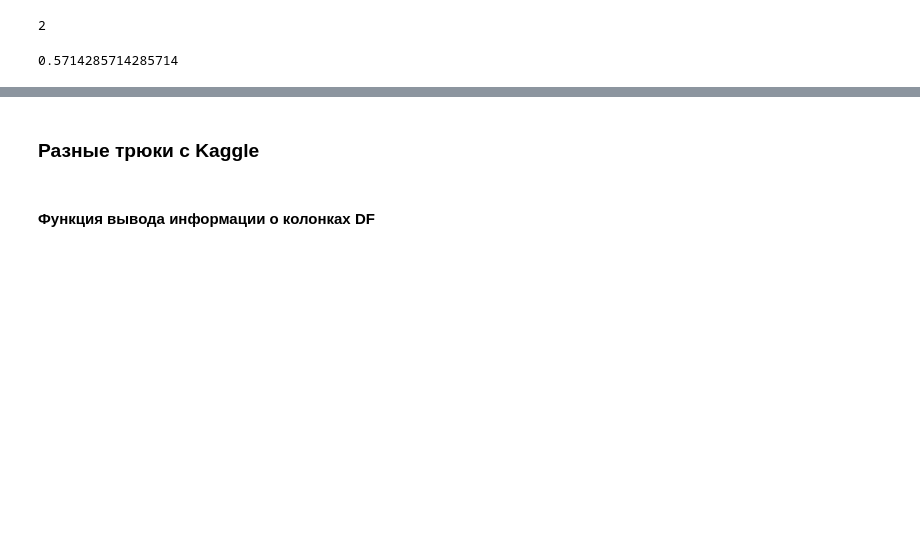
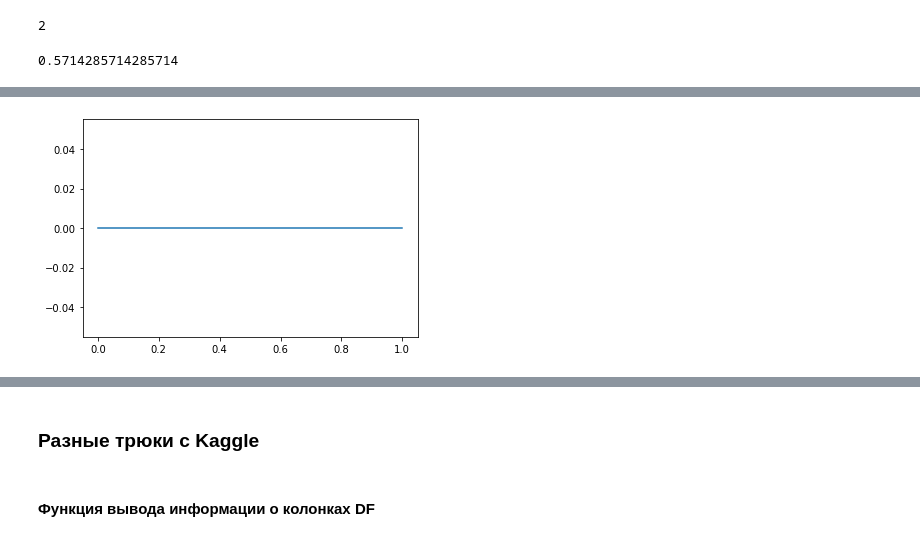
Before and after one commit to nikitosl/ML, a Jupyter notebook: ML Vacabulary.ipynb, the cells around one changed output, grey strips where cells are left out. Cells and saved outputs as stored; diff of their text form; code cells hidden in the pictures; blank space fills up the shorter version.

```diff
--- a/ML Vacabulary.ipynb
+++ b/ML Vacabulary.ipynb
@@ -833,0 +861,8 @@ accuracy_score(y_true, y_pred, sample_weight=[1, 0.5, 1, 1])
+# %%
+get_func_chart(func=ce,
+               true_value=0,
+               x0=0,
+               x1=1,
+               step=0.01)
+# %% [output]
+[figure, added]
```
Also changed, not shown: parts of 9 cells of this notebook.
